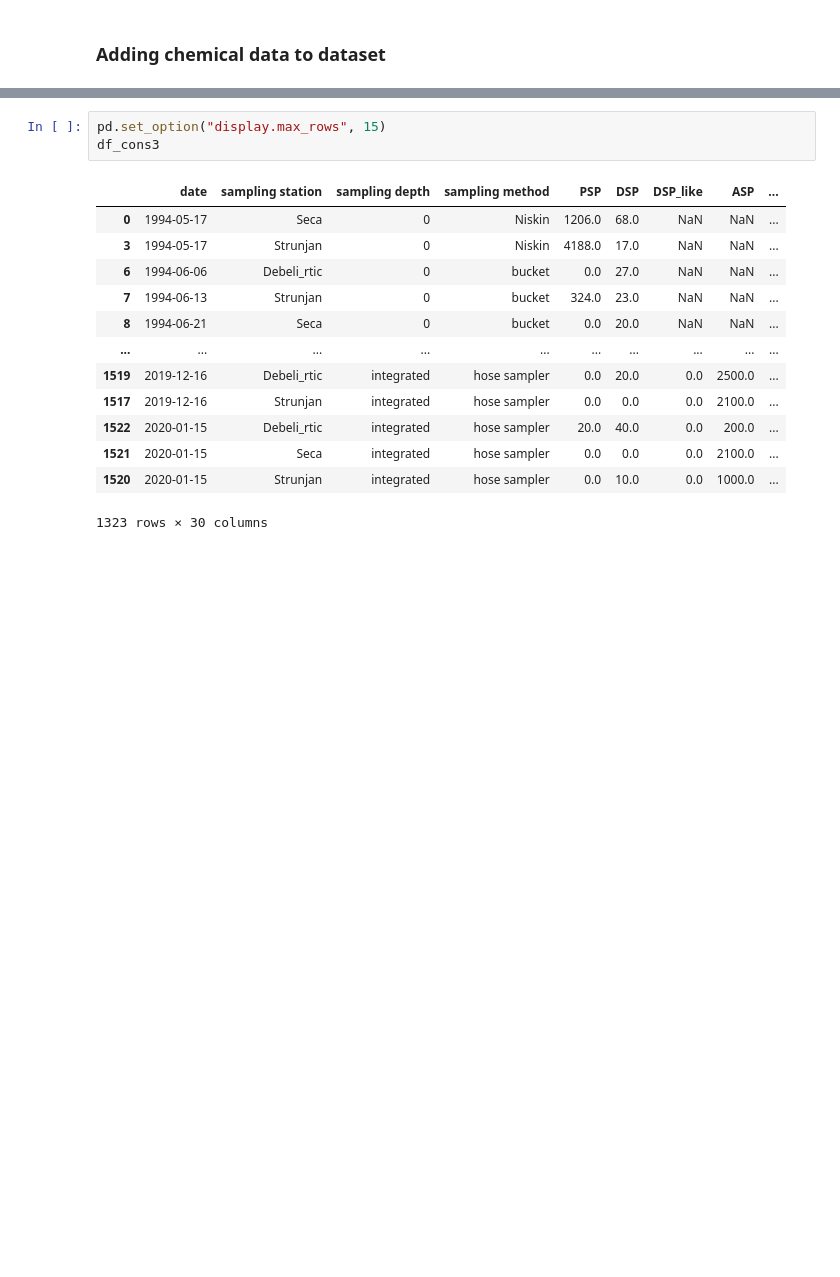
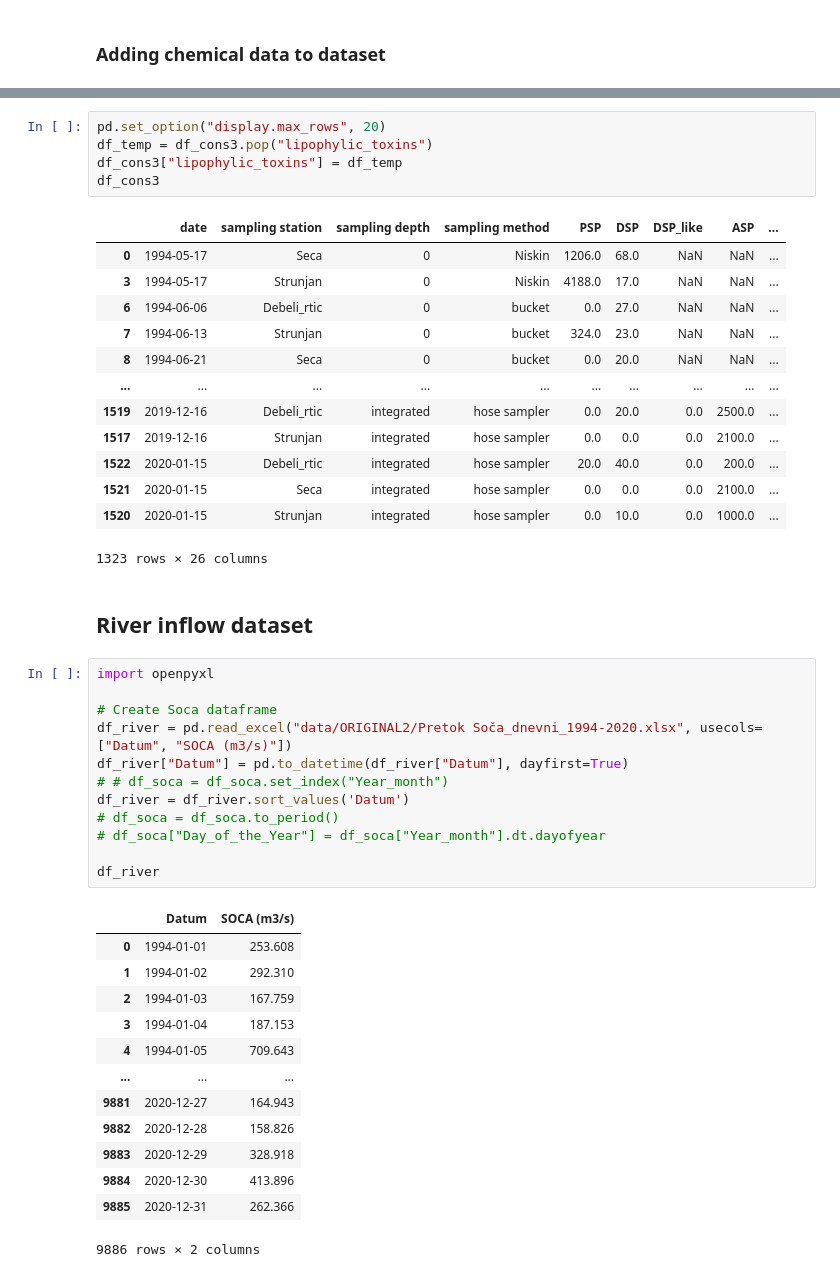
Before and after one commit to MartinMarzi/HABTox-predictor, a Jupyter notebook: HAB_preprocessing_4_0_0.ipynb, the cells around one changed output, grey strips where cells are left out. Cells and saved outputs as stored; diff of their text form; blank space fills up the shorter version.

```diff
--- a/HAB_preprocessing_4_0_0.ipynb
+++ b/HAB_preprocessing_4_0_0.ipynb
@@ -530,5 +477,7 @@ min_range = pd.Timedelta(0, unit="day")
 # %%
-pd.set_option("display.max_rows", 15)
+pd.set_option("display.max_rows", 20)
+df_temp = df_cons3.pop("lipophylic_toxins")
+df_cons3["lipophylic_toxins"] = df_temp
 df_cons3
 # %% [output]
 |  | date | sampling station | sampling depth | sampling method | PSP | DSP | DSP_like | ASP | ... |
@@ -543,4 +492,32 @@ df_cons3
 | 1522 | 2020-01-15 | Debeli_rtic | integrated | hose sampler | 20.0 | 40.0 | 0.0 | 200.0 | ... |
 | 1521 | 2020-01-15 | Seca | integrated | hose sampler | 0.0 | 0.0 | 0.0 | 2100.0 | ... |
 | 1520 | 2020-01-15 | Strunjan | integrated | hose sampler | 0.0 | 10.0 | 0.0 | 1000.0 | ... |
-1323 rows × 30 columns
+1323 rows × 26 columns
+# %% [markdown]
+## River inflow dataset
+# %%
+import openpyxl
+
+# Create Soca dataframe
+df_river = pd.read_excel("data/ORIGINAL2/Pretok Soča_dnevni_1994-2020.xlsx", usecols=["Datum", "SOCA (m3/s)"])
+df_river["Datum"] = pd.to_datetime(df_river["Datum"], dayfirst=True)
+# # df_soca = df_soca.set_index("Year_month")
+df_river = df_river.sort_values('Datum')
+# df_soca = df_soca.to_period()
+# df_soca["Day_of_the_Year"] = df_soca["Year_month"].dt.dayofyear
+
+df_river
+# %% [output]
+|  | Datum | SOCA (m3/s) |
+| 0 | 1994-01-01 | 253.608 |
+| 1 | 1994-01-02 | 292.310 |
+| 2 | 1994-01-03 | 167.759 |
+| 3 | 1994-01-04 | 187.153 |
+| 4 | 1994-01-05 | 709.643 |
+| ... | ... | ... |
+| 9881 | 2020-12-27 | 164.943 |
+| 9882 | 2020-12-28 | 158.826 |
+| 9883 | 2020-12-29 | 328.918 |
+| 9884 | 2020-12-30 | 413.896 |
+| 9885 | 2020-12-31 | 262.366 |
+9886 rows × 2 columns
```
Also changed, not shown: parts of 15 cells of this notebook, 6 other files.
